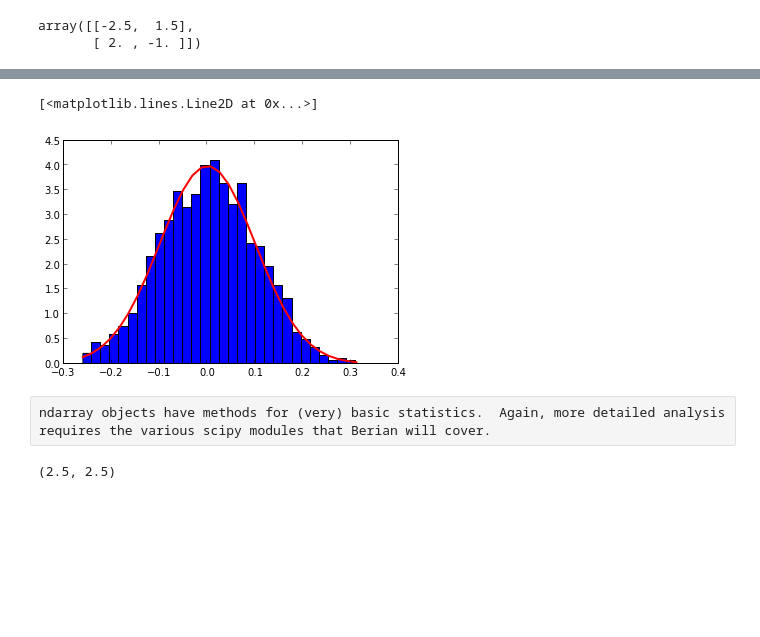
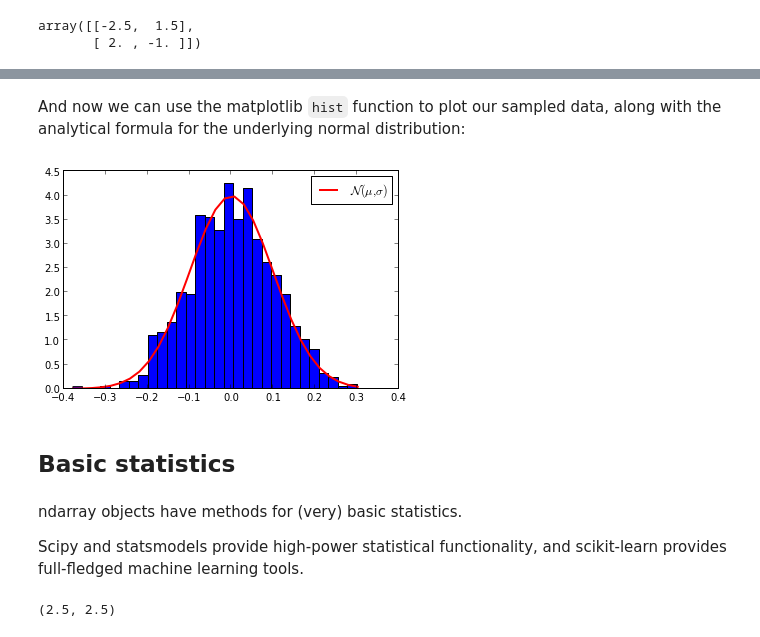
Before and after one commit to profjsb/python-seminar, a Jupyter notebook: DataFiles_and_Notebooks/03_Numpy_Scipy_Stats/NumpyIntro.ipynb, the cells around one changed output, grey strips where cells are left out. Cells and saved outputs as stored; diff of their text form; code cells hidden in the pictures; blank space fills up the shorter version.

```diff
--- a/DataFiles_and_Notebooks/03_Numpy_Scipy_Stats/NumpyIntro.ipynb
+++ b/DataFiles_and_Notebooks/03_Numpy_Scipy_Stats/NumpyIntro.ipynb
@@ -413,11 +725,18 @@ s = np.random.normal(mu, sigma, 1000)
+# %% [markdown]
+And now we can use the matplotlib `hist` function to plot our sampled data, along with the analytical formula for the underlying normal distribution:
 # %%
 count, bins, ignored = plt.hist(s, 30, normed=True)
-plt.plot(bins, 1/(sigma * np.sqrt(2 * np.pi)) * np.exp( - (bins - mu)**2 / (2 * sigma**2) ), color='r', lw=2.0)
+plt.plot(bins, np.exp( -(bins-mu)**2 / (2*sigma**2) ) / (sigma * np.sqrt(2*np.pi)),
+         color='r', lw=2.0, label=r'$\cal{N(\mu, \sigma)}$');
+plt.legend();
 # %% [output]
-[<matplotlib.lines.Line2D at 0x...>]
-[figure, old version]
+[figure, new version]
-# %% [raw]
-ndarray objects have methods for (very) basic statistics.  Again, more detailed analysis requires the various scipy modules that Berian will cover.
+# %% [markdown]
+## Basic statistics
+# %% [markdown]
+ndarray objects have methods for (very) basic statistics.
+
+Scipy and statsmodels provide high-power statistical functionality, and scikit-learn provides full-fledged machine learning tools.
 # %%
 a = np.array([[1, 2], [3, 4]])
 # %%
```
Also changed, not shown: parts of 181 cells of this notebook, 2 other files.
